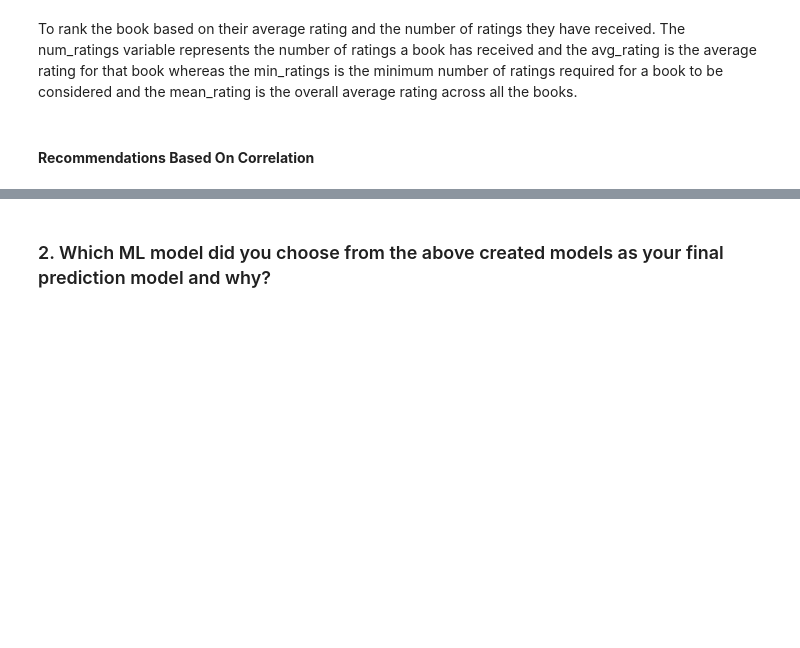
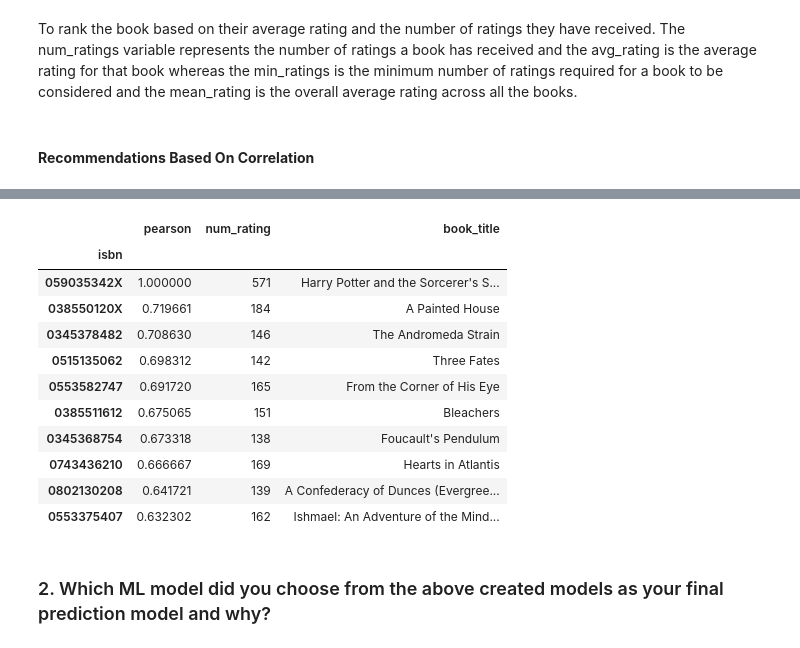
Before and after one commit to Jamal-1018/Book_Recommeder_System_Unsupervised_learning, a Jupyter notebook: Book_recommendation_sysytem_unsupervised.ipynb, the cells around one changed output, grey strips where cells are left out. Drawn from its saved outputs; the diff is of its cells as text; code cells hidden in the pictures; blank space fills up the shorter version.

```diff
--- a/Book_recommendation_sysytem_unsupervised.ipynb
+++ b/Book_recommendation_sysytem_unsupervised.ipynb
@@ -898,3 +961,18 @@ Answer Here.
+# %%
+display(recommend_books('059035342X', 200))
+# %% [output]
+|  | pearson | num_rating | book_title |
+| isbn |  |  |  |
+| 059035342X | 1.000000 | 571 | Harry Potter and the Sorcerer's S... |
+| 038550120X | 0.719661 | 184 | A Painted House |
+| 0345378482 | 0.708630 | 146 | The Andromeda Strain |
+| 0515135062 | 0.698312 | 142 | Three Fates |
+| 0553582747 | 0.691720 | 165 | From the Corner of His Eye |
+| 0385511612 | 0.675065 | 151 | Bleachers |
+| 0345368754 | 0.673318 | 138 | Foucault's Pendulum |
+| 0743436210 | 0.666667 | 169 | Hearts in Atlantis |
+| 0802130208 | 0.641721 | 139 | A Confederacy of Dunces (Evergree... |
+| 0553375407 | 0.632302 | 162 | Ishmael: An Adventure of the Mind... |
 # %% [markdown]
 ### 2. Which ML model did you choose from the above created models as your final prediction model and why?
 # %% [markdown]
```
Also changed, not shown: parts of 25 cells of this notebook.
